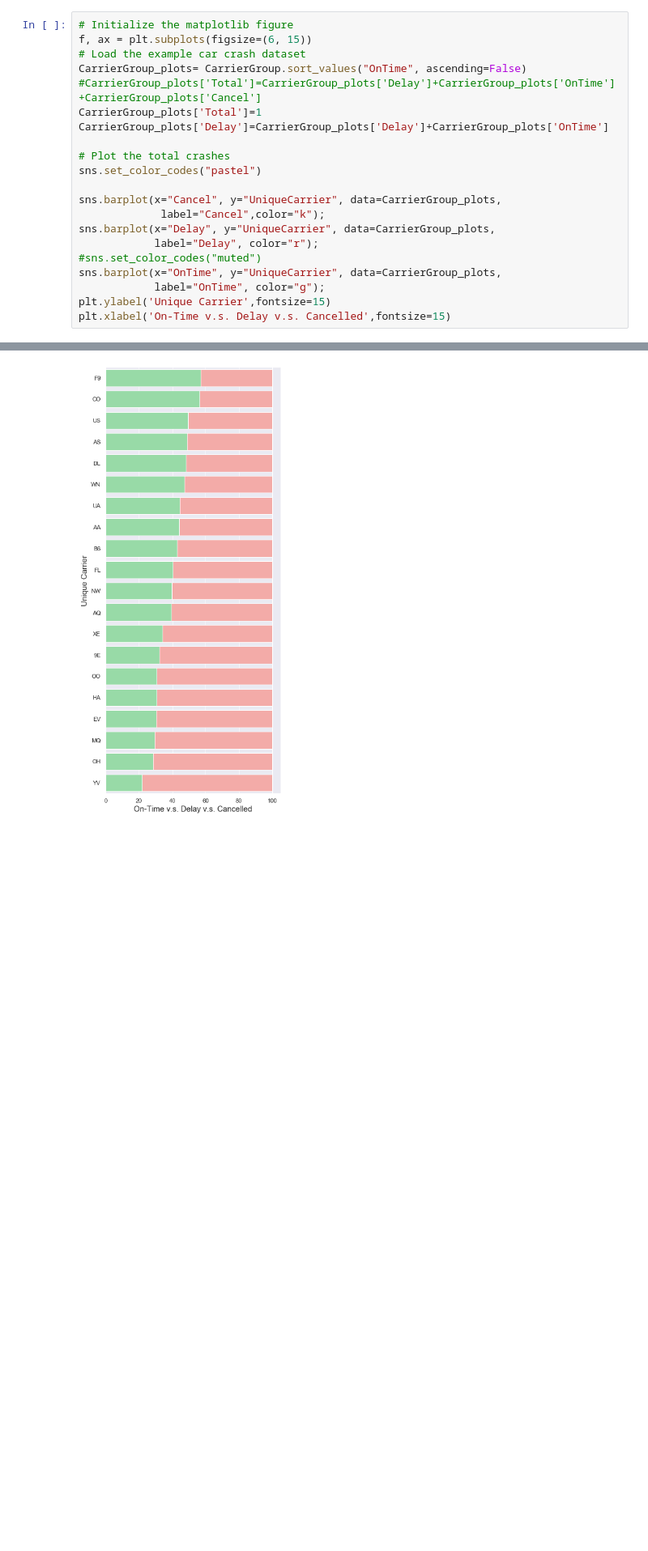
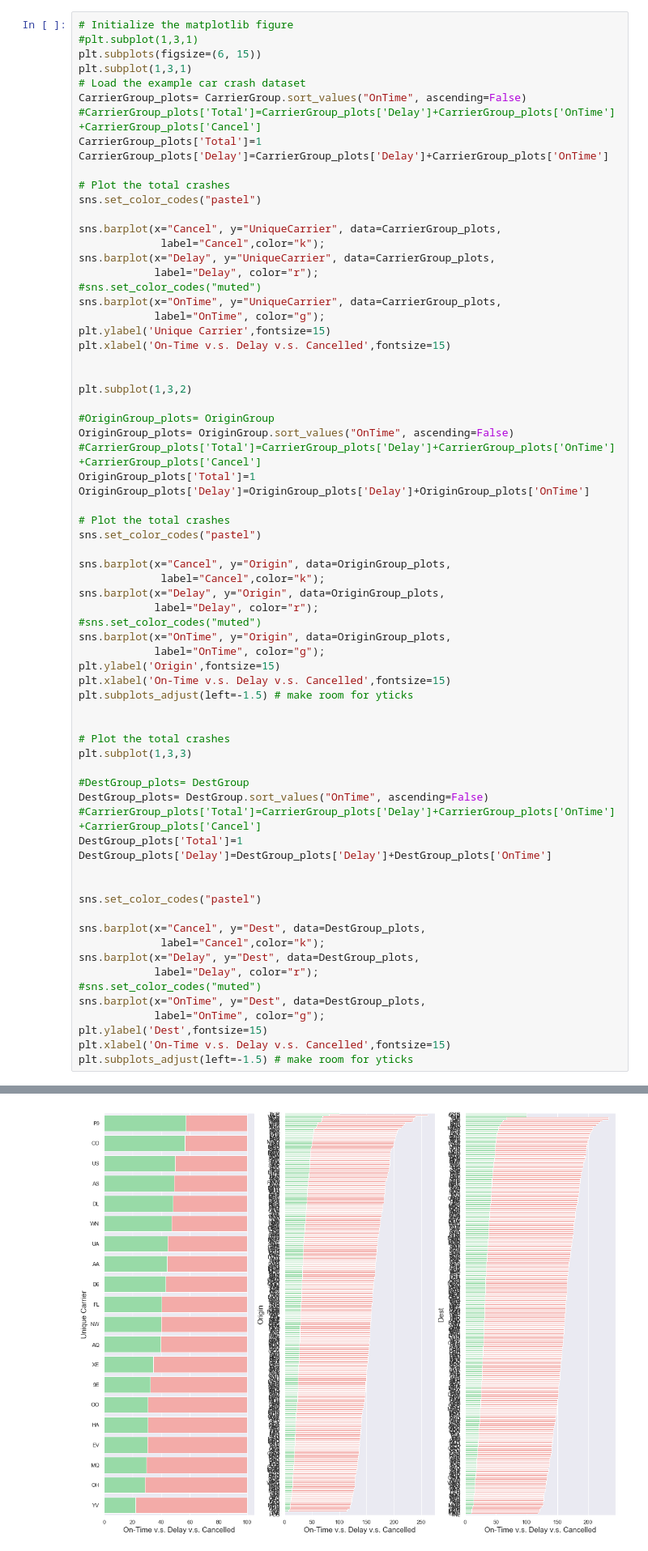
Before and after one commit to Wolfking2015/Final-Project-For-AML, a Jupyter notebook: final-project.ipynb, the cells around one changed output, grey strips where cells are left out. Shown at 81% size. Drawn from its saved outputs; the diff is of its cells as text; blank space fills up the shorter version.

```diff
--- a/final-project.ipynb
+++ b/final-project.ipynb
@@ -644,6 +676,8 @@ CarrierGroup.drop(['Total'],axis=1)
 # %%
 # Initialize the matplotlib figure
-f, ax = plt.subplots(figsize=(6, 15))
+#plt.subplot(1,3,1)
+plt.subplots(figsize=(6, 15))
+plt.subplot(1,3,1)
 # Load the example car crash dataset
 CarrierGroup_plots= CarrierGroup.sort_values("OnTime", ascending=False)
 #CarrierGroup_plots['Total']=CarrierGroup_plots['Delay']+CarrierGroup_plots['OnTime']+CarrierGroup_plots['Cancel']
@@ -662,4 +696,51 @@ sns.barplot(x="OnTime", y="UniqueCarrier", data=CarrierGroup_plots,
             label="OnTime", color="g");
 plt.ylabel('Unique Carrier',fontsize=15)
 plt.xlabel('On-Time v.s. Delay v.s. Cancelled',fontsize=15)
+
+
+plt.subplot(1,3,2)
+
+#OriginGroup_plots= OriginGroup
+OriginGroup_plots= OriginGroup.sort_values("OnTime", ascending=False)
+#CarrierGroup_plots['Total']=CarrierGroup_plots['Delay']+CarrierGroup_plots['OnTime']+CarrierGroup_plots['Cancel']
+OriginGroup_plots['Total']=1
+OriginGroup_plots['Delay']=OriginGroup_plots['Delay']+OriginGroup_plots['OnTime']
+
+# Plot the total crashes
+sns.set_color_codes("pastel")
+
+sns.barplot(x="Cancel", y="Origin", data=OriginGroup_plots,
+             label="Cancel",color="k");
+sns.barplot(x="Delay", y="Origin", data=OriginGroup_plots,
+            label="Delay", color="r");
+#sns.set_color_codes("muted")
+sns.barplot(x="OnTime", y="Origin", data=OriginGroup_plots,
+            label="OnTime", color="g");
+plt.ylabel('Origin',fontsize=15)
+plt.xlabel('On-Time v.s. Delay v.s. Cancelled',fontsize=15)
+plt.subplots_adjust(left=-1.5) # make room for yticks
+
+
+# Plot the total crashes
+plt.subplot(1,3,3)
+
+#DestGroup_plots= DestGroup
+DestGroup_plots= DestGroup.sort_values("OnTime", ascending=False)
+#CarrierGroup_plots['Total']=CarrierGroup_plots['Delay']+CarrierGroup_plots['OnTime']+CarrierGroup_plots['Cancel']
+DestGroup_plots['Total']=1
+DestGroup_plots['Delay']=DestGroup_plots['Delay']+DestGroup_plots['OnTime']
+
+
+sns.set_color_codes("pastel")
+
+sns.barplot(x="Cancel", y="Dest", data=DestGroup_plots,
+             label="Cancel",color="k");
+sns.barplot(x="Delay", y="Dest", data=DestGroup_plots,
+            label="Delay", color="r");
+#sns.set_color_codes("muted")
+sns.barplot(x="OnTime", y="Dest", data=DestGroup_plots,
+            label="OnTime", color="g");
+plt.ylabel('Dest',fontsize=15)
+plt.xlabel('On-Time v.s. Delay v.s. Cancelled',fontsize=15)
+plt.subplots_adjust(left=-1.5) # make room for yticks
 # %% [output]
@@ -667 +747 @@ Text(0.5, 0, 'On-Time v.s. Delay v.s. Cancelled')
-[figure, old version]
+[figure, new version]
```
Also changed, not shown: parts of 11 cells of this notebook.
